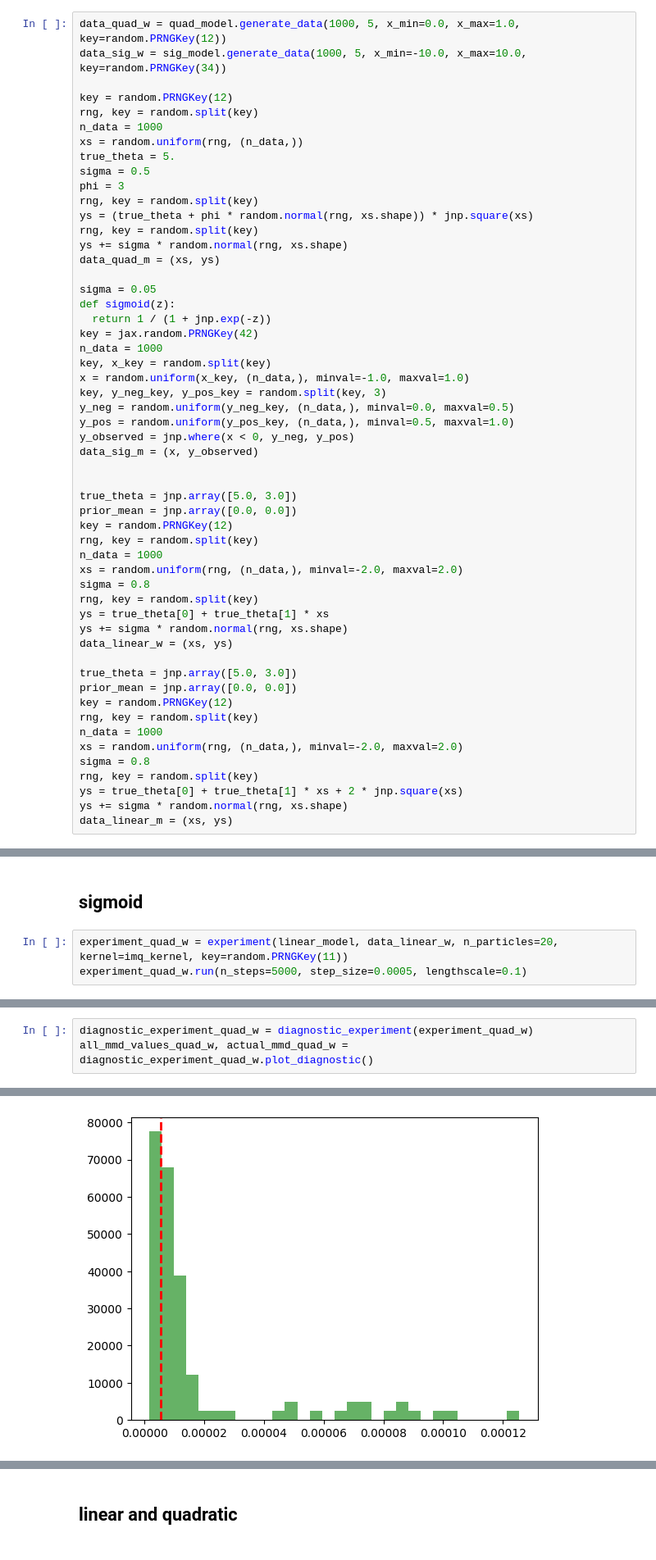
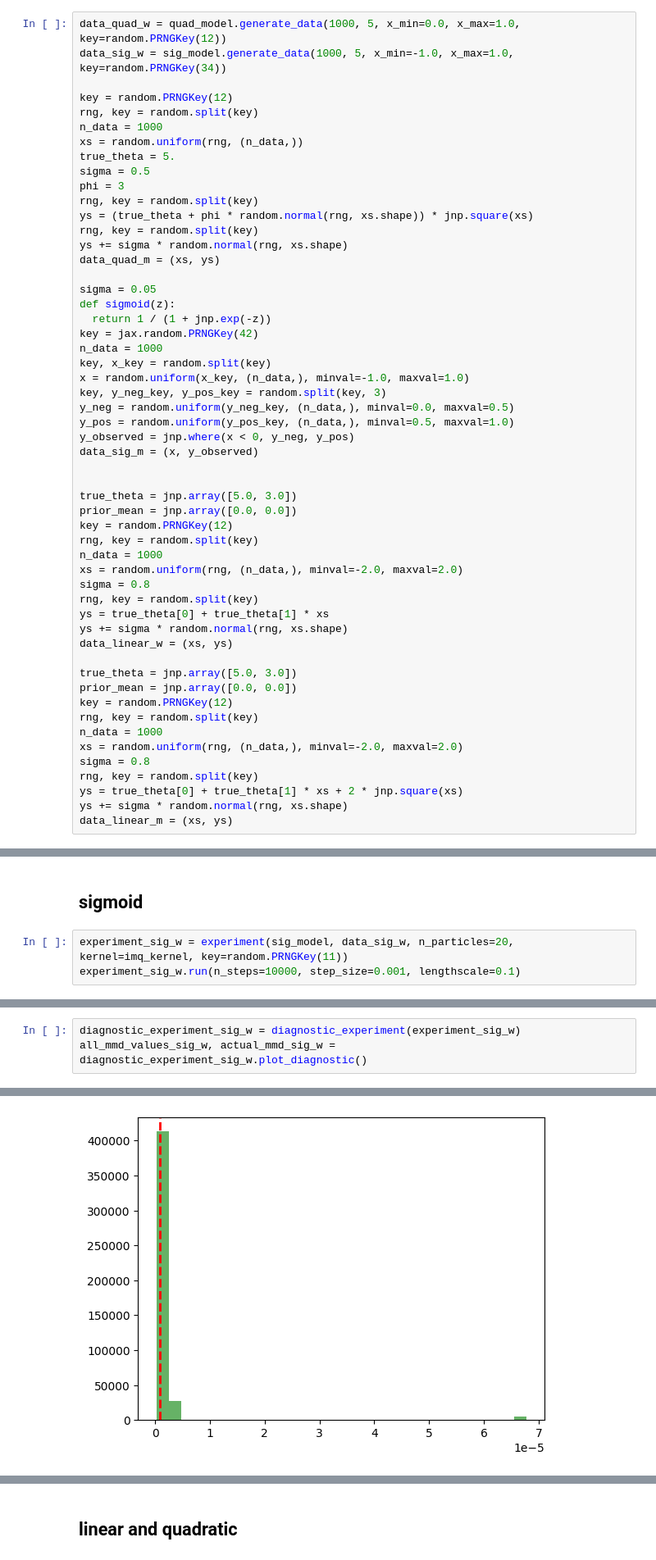
Before and after one commit to liuqingyang27/Detecting-Model-Misspecification-via-VGD, a Jupyter notebook: main fig.ipynb, the cells around one changed output, grey strips where cells are left out. Shown at 82% size. Cells and saved outputs as stored; diff of their text form.

```diff
--- a/main fig.ipynb
+++ b/main fig.ipynb
@@ -43,7 +43,7 @@ def linear_reg(theta, x):
 linear_model = model(0.8, linear_reg, theta_dim=2)
 # %%
 data_quad_w = quad_model.generate_data(1000, 5, x_min=0.0, x_max=1.0, key=random.PRNGKey(12))
-data_sig_w = sig_model.generate_data(1000, 5, x_min=-10.0, x_max=10.0, key=random.PRNGKey(34))
+data_sig_w = sig_model.generate_data(1000, 5, x_min=-1.0, x_max=1.0, key=random.PRNGKey(34))
 
 key = random.PRNGKey(12)
 rng, key = random.split(key)
@@ -129,5 +132,5 @@ all_mmd_values_quad_m, actual_mmd_quad_m = diagnostic_experiment_quad_m.plot_dia
 # %% [markdown]
 ## sigmoid
 # %%
-experiment_quad_w = experiment(linear_model, data_linear_w, n_particles=20, kernel=imq_kernel, key=random.PRNGKey(11))
-experiment_quad_w.run(n_steps=5000, step_size=0.0005, lengthscale=0.1)
+experiment_sig_w = experiment(sig_model, data_sig_w, n_particles=20, kernel=imq_kernel, key=random.PRNGKey(11))
+experiment_sig_w.run(n_steps=10000, step_size=0.001, lengthscale=0.1)
@@ -134,4 +141,4 @@ experiment_quad_w.run(n_steps=5000, step_size=0.0005, lengthscale=0.1)
 # %%
-diagnostic_experiment_quad_w = diagnostic_experiment(experiment_quad_w)
-all_mmd_values_quad_w, actual_mmd_quad_w = diagnostic_experiment_quad_w.plot_diagnostic()
+diagnostic_experiment_sig_w = diagnostic_experiment(experiment_sig_w)
+all_mmd_values_sig_w, actual_mmd_sig_w = diagnostic_experiment_sig_w.plot_diagnostic()
 # %% [output]
@@ -142,2 +147,2 @@ Actual mmd 5.4200414e-06
-[figure, old version]
+[figure, new version]
 # %%
```
Also changed, not shown: parts of 14 cells of this notebook.
